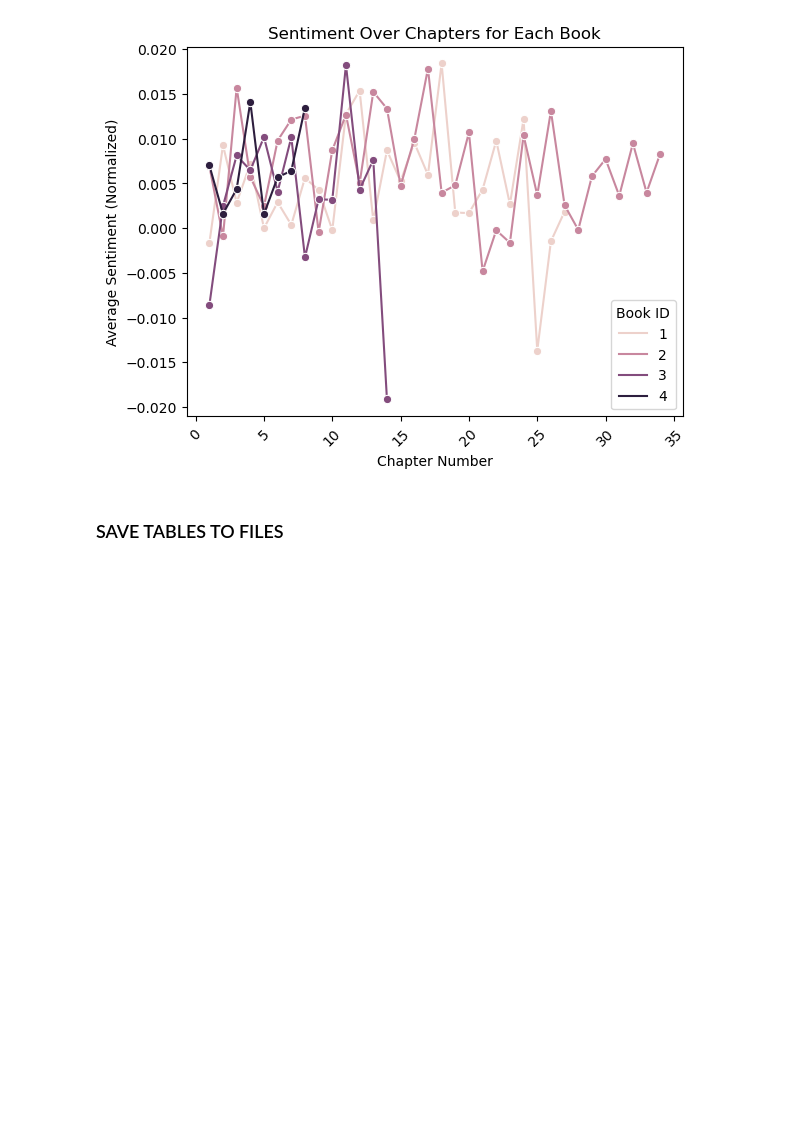
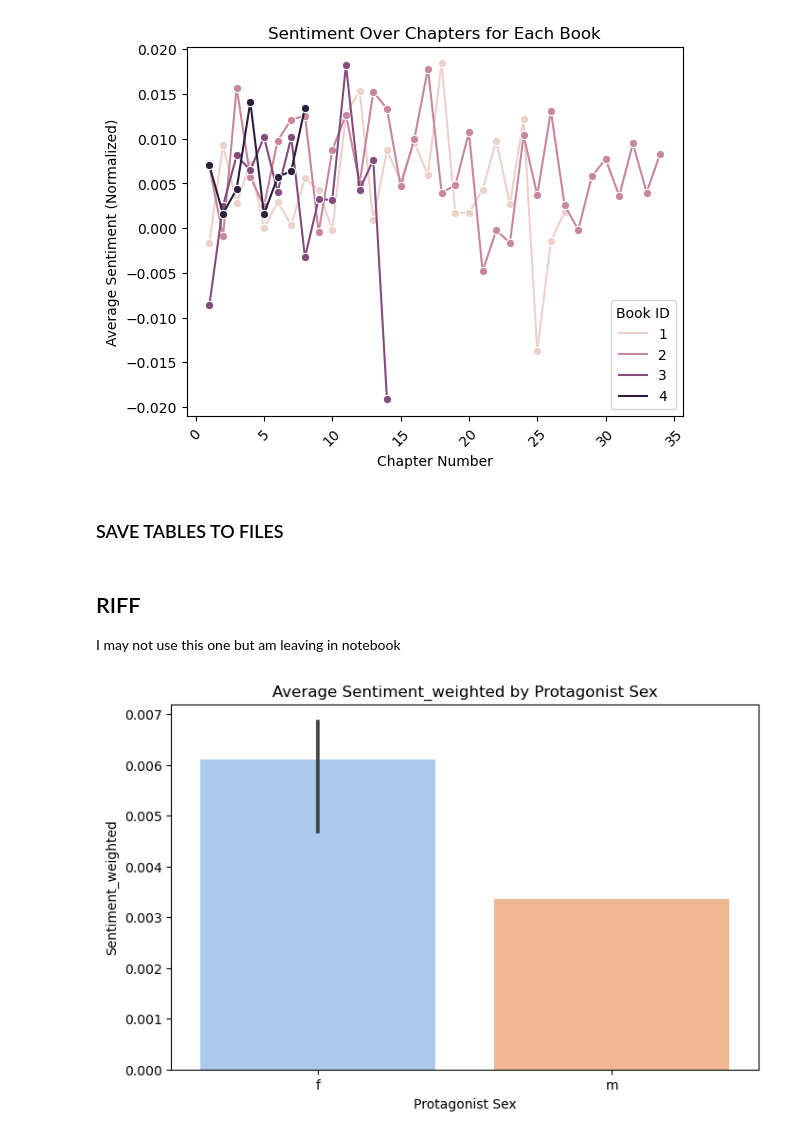
Before and after one commit to sqr8ap/DS5001-2025-01-R, a Jupyter notebook: final_project/Models2.ipynb, the cells around one changed output. Cells and saved outputs as stored; diff of their text form; code cells hidden in the pictures; blank space fills up the shorter version.

```diff
--- a/final_project/Models2.ipynb
+++ b/final_project/Models2.ipynb
@@ -204,3 +205,37 @@ VOCAB_SENT.to_csv('woolf-VOCAB_SENT.csv')
 BOW_SENT.to_csv('woolf-BOW_SENT.csv')
 # %%
 DOC_SENT.to_csv('woolf-DOC_SENT.csv')
+# %% [markdown]
+## RIFF
+
+I may not use this one but am leaving in notebook
+# %%
+emo_cols = [
+    'anger_weighted',
+    'anticipation_weighted',
+    'disgust_weighted',
+    'fear_weighted',
+    'joy_weighted',
+    'sadness_weighted',
+    'surprise_weighted',
+    'trust_weighted',
+    'sentiment_weighted'
+]
+# %%
+import matplotlib.pyplot as plt
+import seaborn as sns
+
+emo = 'sentiment_weighted'
+
+# Add protagonist_sex to sentiment table
+sent_with_meta = DOC_SENT.groupby('book_id')[emo_cols].mean().join(LIB[['prot_sex']])
+
+plt.figure(figsize=(8, 5))
+sns.barplot(x='prot_sex', y=emo, data=sent_with_meta, palette='pastel')
+plt.title(f'Average {emo.capitalize()} by Protagonist Sex')
+plt.ylabel(f'{emo.capitalize()}')
+plt.xlabel('Protagonist Sex')
+plt.savefig("sent_sex.png", dpi=300)
+plt.show()
+# %% [output]
+[figure, added]
```
Also changed, not shown: parts of 2 cells of this notebook, 2 other files.
